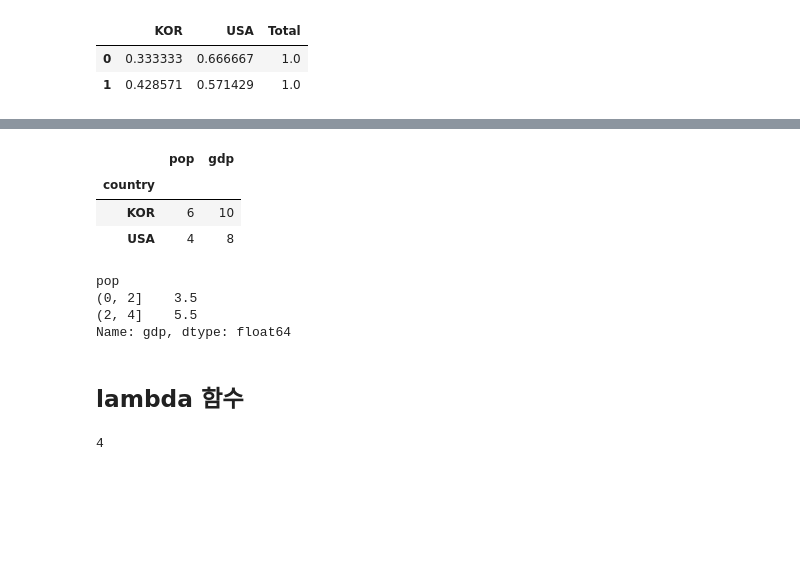
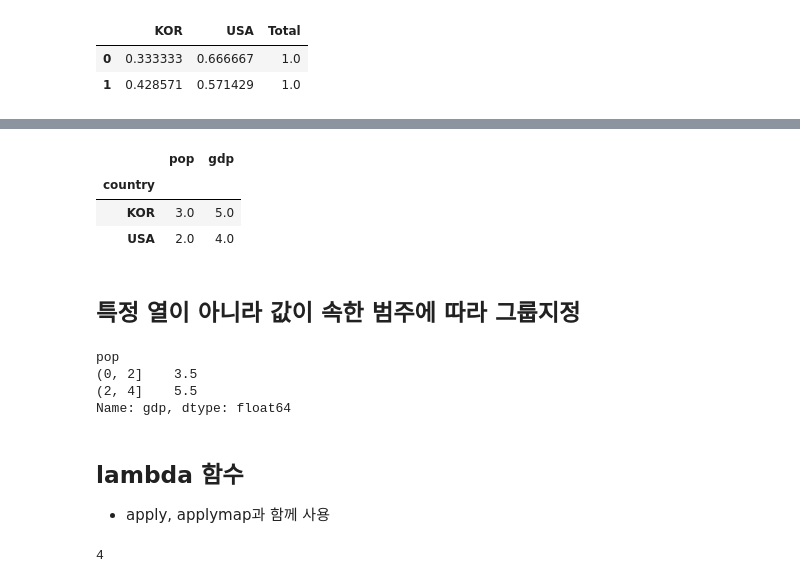
Before and after one commit to blue5070/python101, a Jupyter notebook: 1_3_pandas_1.ipynb, the cells around one changed output, grey strips where cells are left out. Saved outputs shown, nothing was run; the diff lists cells and outputs as text; code cells hidden in the pictures; blank space fills up the shorter version.

```diff
--- a/1_3_pandas_1.ipynb
+++ b/1_3_pandas_1.ipynb
@@ -492,12 +496,14 @@ df = pd.DataFrame({'country':['USA', 'KOR', 'USA', 'KOR'],
 # %%
-df.groupby('country').sum()
+df.groupby('country').mean()
 # %% [output]
 |  | pop | gdp |
 | country |  |  |
-| KOR | 6 | 10 |
-| USA | 4 | 8 |
+| KOR | 3.0 | 5.0 |
+| USA | 2.0 | 4.0 |
 # %%
 df = df[['pop', 'gdp']]
+# %% [markdown]
+## 특정 열이 아니라 값이 속한 범주에 따라 그룹지정
 # %%
 df.groupby(pd.cut(df['pop'], [0, 2, 4]))['gdp'].mean()
 # %% [output]
@@ -507,6 +513,7 @@ pop
 Name: gdp, dtype: float64
 # %% [markdown]
 ## lambda 함수
+- apply, applymap과 함께 사용
 # %%
 square = lambda x: x * x
 # %%
```
Also changed, not shown: parts of 57 cells of this notebook.
